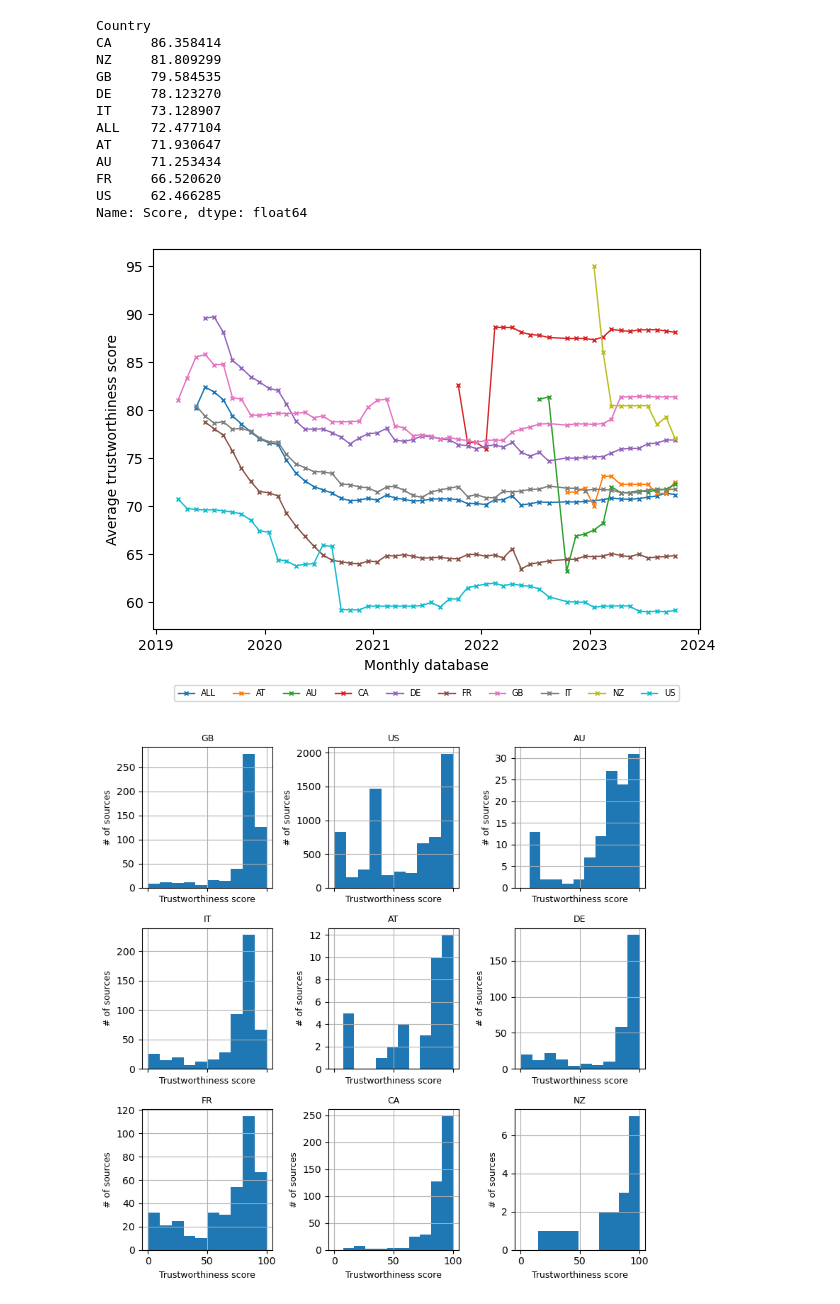
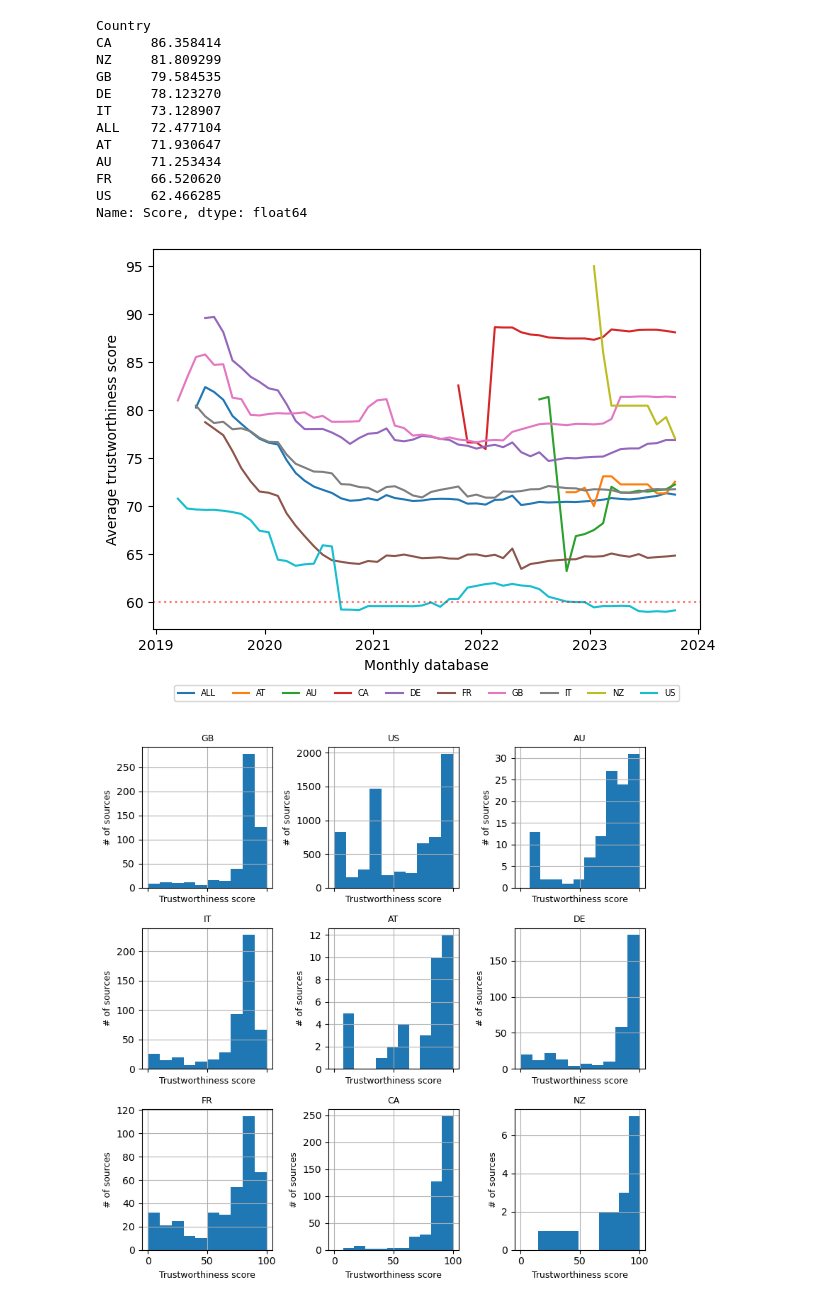
Before and after one commit to julaluehring/newsguard-review-analysis, a Jupyter notebook: 02-describe_newsguard.ipynb, the cells around one changed output. Saved outputs shown, nothing was run; the diff lists cells and outputs as text; code cells hidden in the pictures.

```diff
--- a/02-describe_newsguard.ipynb
+++ b/02-describe_newsguard.ipynb
@@ -613,24 +657,26 @@ Name: Score, dtype: float64
 # %%
 for country in country_score["Country"].unique():
     country_df = country_score[country_score["Country"] == country]
     plt.plot(country_df["file_date"], country_df["Score"],
-             label=country,
-             marker="x",
-             linewidth=1,
-             markersize=3)
+             label=country)
+
+plt.axhline(y=60,
+            color="red",
+            linestyle="dotted",
+            alpha=0.5)
 
 plt.xlabel("Monthly database")
 plt.ylabel("Average trustworthiness score")
 plt.legend(loc="lower center",
            bbox_to_anchor=(0.5, -0.2),
            ncol=len(country_score),
            fontsize=6)
 plt.tight_layout()
 
-plt.savefig(join(figures_path,"scores_over_time_per_country.png"),
+plt.savefig(join(figures_path,"f4-scores_over_time_per_country.png"),
             dpi=300)
 # %% [output]
-[figure, old version]
+[figure, new version]
 # %%
 fig, axs = plt.subplots(nrows=3, ncols=3, figsize=(8, 8), sharey=False, sharex=True)
 country_df = most_recent[most_recent["Country"] != "ALL"]
```
Also changed, not shown: parts of 18 cells of this notebook.
